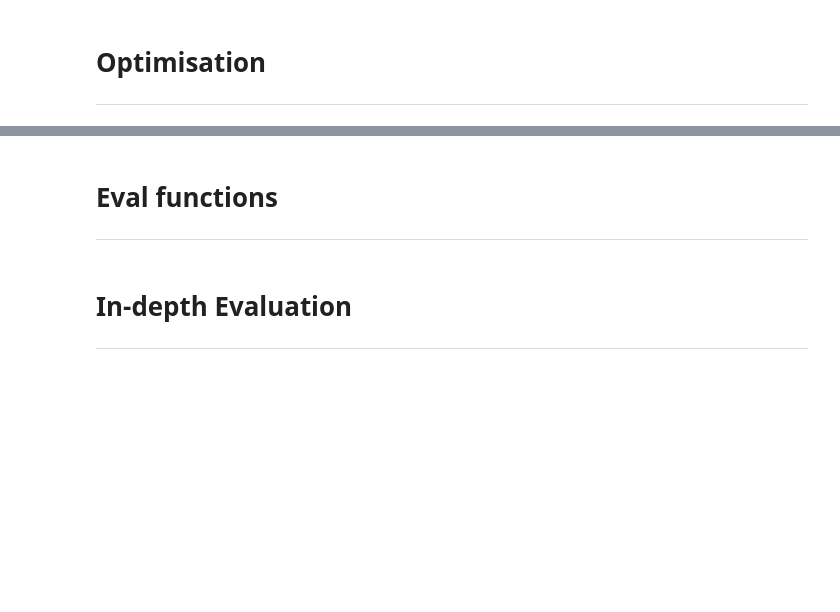
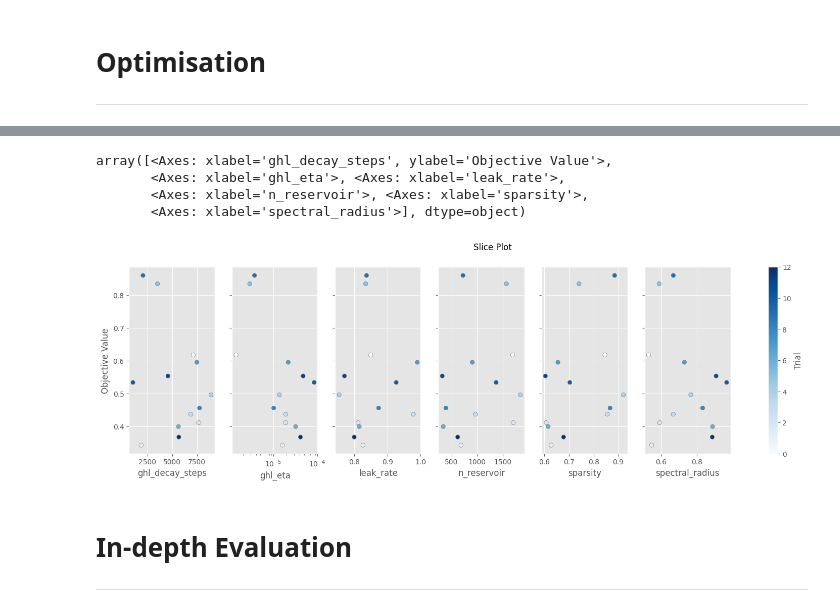
Before and after one commit to orestasdulinskas/dissertation_project, a Jupyter notebook: notebooks/pc_esp_implementation.ipynb, the cells around one changed output, grey strips where cells are left out. Saved outputs shown, nothing was run; the diff lists cells and outputs as text; code cells hidden in the pictures; blank space fills up the shorter version.

```diff
--- a/notebooks/pc_esp_implementation.ipynb
+++ b/notebooks/pc_esp_implementation.ipynb
@@ -212,3 +183,3 @@ optuna.visualization.plot_param_importances(study).show()
 # %%
-optuna.visualization.plot_slice(study, params=['n_reservoir', 'leak_rate', 'spectral_radius']).show()
+opplt.plot_slice(study, params=['n_reservoir', 'spectral_radius', 'sparsity', 'leak_rate', 'ghl_eta', 'ghl_decay_steps'])
 # %% [output]
@@ -216,3 +186,5 @@ optuna.visualization.plot_slice(study, params=['n_reservoir', 'leak_rate', 'spec
+array([<Axes: xlabel='ghl_decay_steps', ylabel='Objective Value'>,
+       <Axes: xlabel='ghl_eta'>, <Axes: xlabel='leak_rate'>,
+       <Axes: xlabel='n_reservoir'>, <Axes: xlabel='sparsity'>,
+       <Axes: xlabel='spectral_radius'>], dtype=object)
+[figure, added]
-# %% [markdown]
-# Eval functions
----
```
Also changed, not shown: parts of 18 cells of this notebook, 6 other files.
